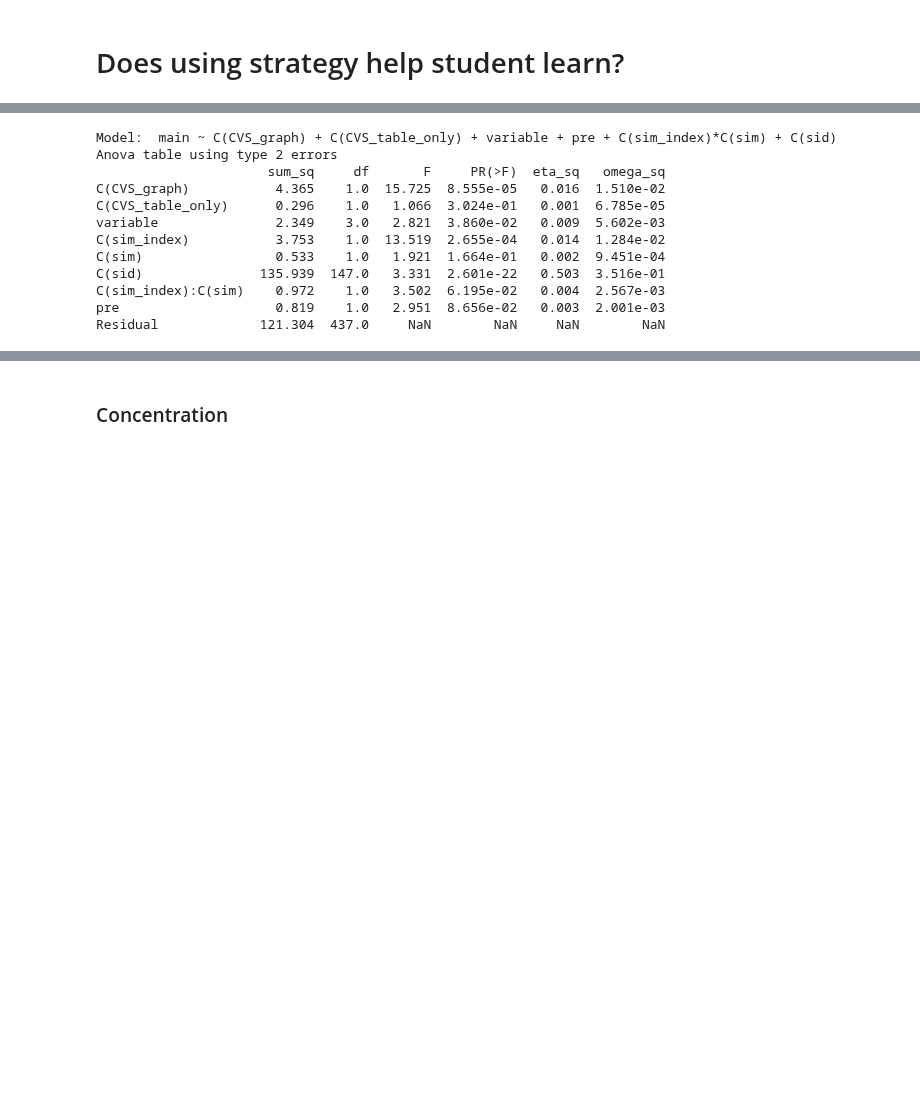
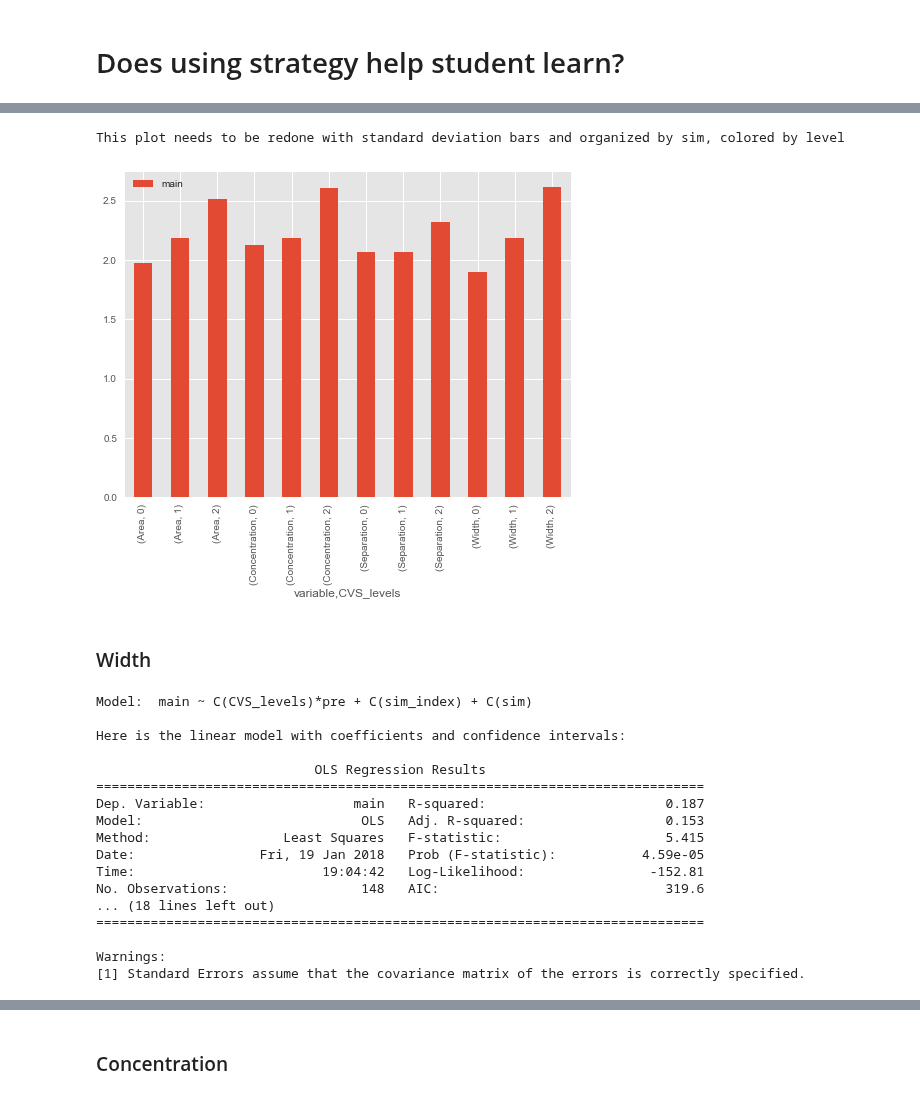
Before and after one commit to jmassall/inquiry_virtualLabs_study, a Jupyter notebook: analysis/storyline.ipynb, the cells around one changed output, grey strips where cells are left out. Drawn from its saved outputs; the diff is of its cells as text; code cells hidden in the pictures; blank space fills up the shorter version.

```diff
--- a/analysis/storyline.ipynb
+++ b/analysis/storyline.ipynb
@@ -311,0 +314,6 @@ Because CVS_table and CVS_graph are related, we need to create a CVS_table_only
+# %%
+data['CVS_levels']=0
+data['CVS_table_only'] = data.apply(lambda row: row['CVS_table']*(1-row['CVS_graph']), axis = 1)
+data['CVS_levels']=data['CVS_table']+data['CVS_graph']
+# print data[(data['CVS_table']==0)&(data['CVS_graph']==1)].shape
+data.head()
@@ -311,0 +397,3 @@ Because CVS_table and CVS_graph are related, we need to create a CVS_table_only
+# %%
+per_variable = pd.pivot_table(data, values=['main'], index=['variable','CVS_levels'],aggfunc=(np.mean))
+per_variable
@@ -312,22 +415,38 @@ Because CVS_table and CVS_graph are related, we need to create a CVS_table_only
+# %%
+per_variable.plot(kind='bar')
+print "This plot needs to be redone with standard deviation bars and organized by sim, colored by level"
+# %% [output]
+This plot needs to be redone with standard deviation bars and organized by sim, colored by level
+[figure, added]
+# %% [markdown]
+### Width
 # %%
-formula = 'main ~ C(CVS_graph) + C(CVS_table_only) + variable + pre + C(sim_index)*C(sim) + C(sid)'# + pre*C(sim)+ pre*C(sim_index) + C(sid)'
-model = ols(formula, data).fit()
+variable = 'Width'
+formula = 'main ~ C(CVS_levels)*pre + C(sim_index) + C(sim)'
+model = ols(formula, data[data['variable']==variable]).fit()
 print "Model: ",formula
-aov_table = anova_lm(model, typ=2)
-eta_squared(aov_table)
-omega_squared(aov_table)
-print "Anova table using type 2 errors"
-print(aov_table)
+# aov_table = anova_lm(model, typ=2)
+# eta_squared(aov_table)
+# omega_squared(aov_table)
+# print "\nAnova table using type 2 errors\n"
+# print(aov_table)
+print "\nHere is the linear model with coefficients and confidence intervals:\n"
+print clean_summary(model)
 # %% [output]
-Model:  main ~ C(CVS_graph) + C(CVS_table_only) + variable + pre + C(sim_index)*C(sim) + C(sid)
-Anova table using type 2 errors
-                      sum_sq     df       F     PR(>F)  eta_sq   omega_sq
-C(CVS_graph)           4.365    1.0  15.725  8.555e-05   0.016  1.510e-02
-C(CVS_table_only)      0.296    1.0   1.066  3.024e-01   0.001  6.785e-05
-variable               2.349    3.0   2.821  3.860e-02   0.009  5.602e-03
-C(sim_index)           3.753    1.0  13.519  2.655e-04   0.014  1.284e-02
-C(sim)                 0.533    1.0   1.921  1.664e-01   0.002  9.451e-04
-C(sid)               135.939  147.0   3.331  2.601e-22   0.503  3.516e-01
-C(sim_index):C(sim)    0.972    1.0   3.502  6.195e-02   0.004  2.567e-03
-pre                    0.819    1.0   2.951  8.656e-02   0.003  2.001e-03
-Residual             121.304  437.0     NaN        NaN     NaN        NaN
+Model:  main ~ C(CVS_levels)*pre + C(sim_index) + C(sim)
+
+Here is the linear model with coefficients and confidence intervals:
+
+                            OLS Regression Results
+==============================================================================
+Dep. Variable:                   main   R-squared:                       0.187
+Model:                            OLS   Adj. R-squared:                  0.153
+Method:                 Least Squares   F-statistic:                     5.415
+Date:                Fri, 19 Jan 2018   Prob (F-statistic):           4.59e-05
+Time:                        19:04:42   Log-Likelihood:                -152.81
+No. Observations:                 148   AIC:                             319.6
+... (18 lines left out)
+==============================================================================
+
+Warnings:
+[1] Standard Errors assume that the covariance matrix of the errors is correctly specified.
```
Also changed, not shown: parts of 41 cells of this notebook, 1 other file.
